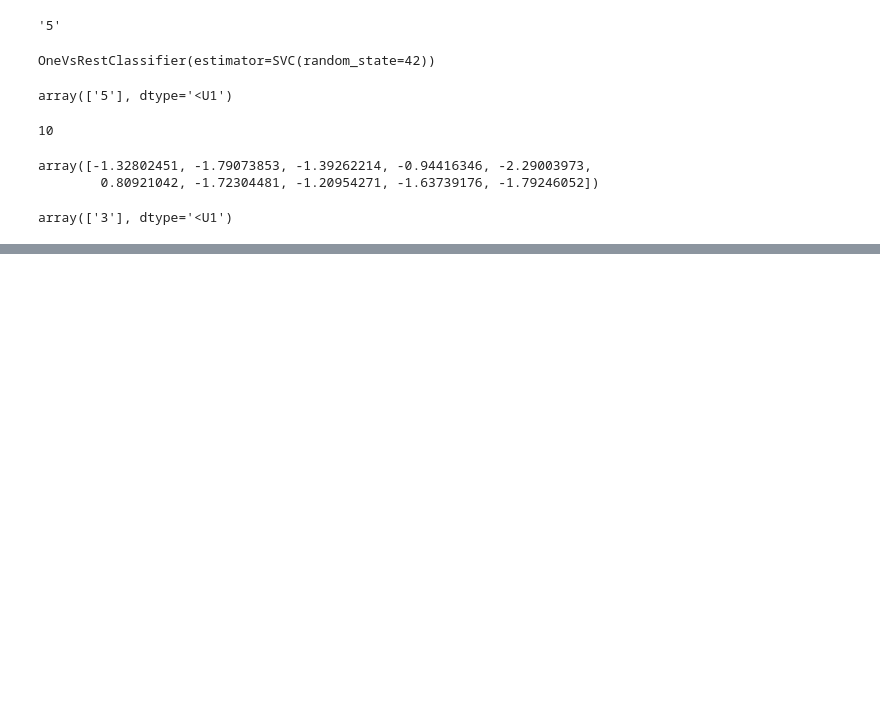
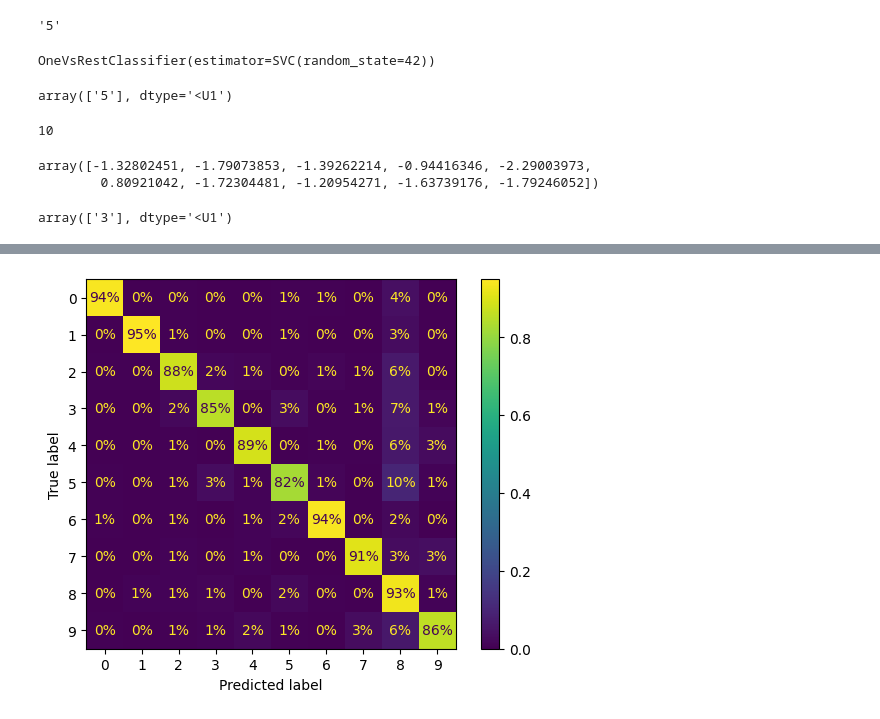
Before and after one commit to VechamGautham/Hands-on-Machine-Learning, a Jupyter notebook: chapter-3/classification.ipynb, the cells around one changed output, grey strips where cells are left out. Saved outputs shown, nothing was run; the diff lists cells and outputs as text; code cells hidden in the pictures; blank space fills up the shorter version.

```diff
--- a/chapter-3/classification.ipynb
+++ b/chapter-3/classification.ipynb
@@ -573,0 +690,5 @@ array(['3'], dtype='<U1')
+# %%
+ConfusionMatrixDisplay.from_predictions(y_train,y_train_pred,normalize="true",values_format=".0%")
+plt.show()
+# %% [output]
+[figure, added]
```
Also changed, not shown: parts of 32 cells of this notebook.
